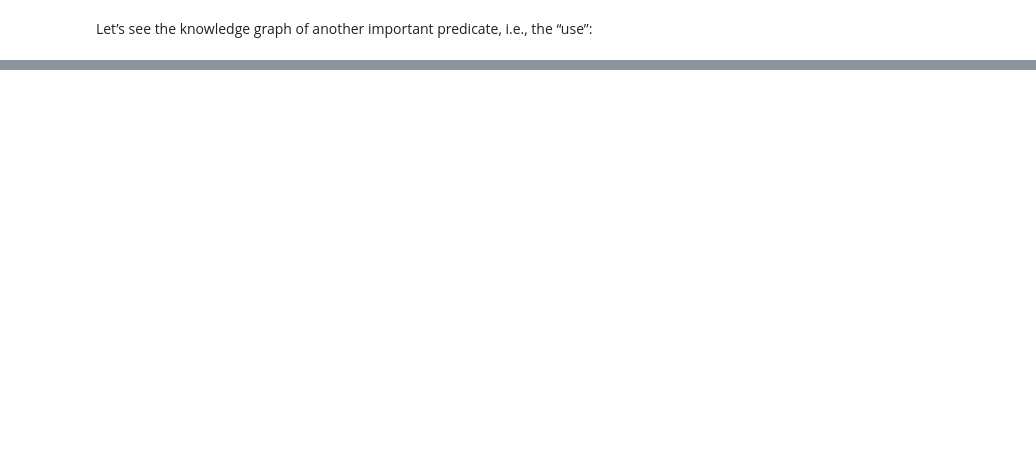
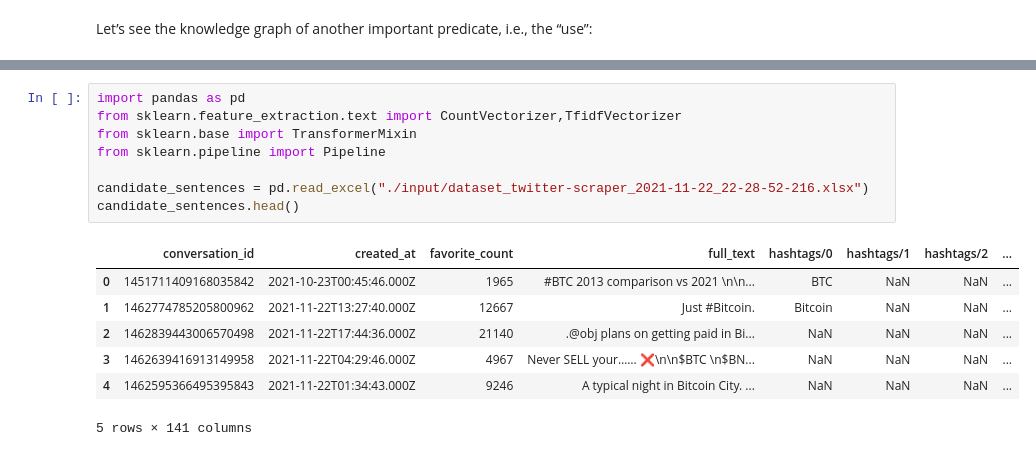
Before and after one commit to nicklin37/kg-via-dl, a Jupyter notebook: knowledge_graph/knowledge_graph.ipynb, the cells around one changed output, grey strips where cells are left out. Saved outputs shown, nothing was run; the diff lists cells and outputs as text; blank space fills up the shorter version.

```diff
--- a/knowledge_graph/knowledge_graph.ipynb
+++ b/knowledge_graph/knowledge_graph.ipynb
@@ -454,0 +1049,16 @@ plt.show()
+# %%
+import pandas as pd
+from sklearn.feature_extraction.text import CountVectorizer,TfidfVectorizer
+from sklearn.base import TransformerMixin
+from sklearn.pipeline import Pipeline
+
+candidate_sentences = pd.read_excel("./input/dataset_twitter-scraper_2021-11-22_22-28-52-216.xlsx")
+candidate_sentences.head()
+# %% [output]
+|  | conversation_id | created_at | favorite_count | full_text | hashtags/0 | hashtags/1 | hashtags/2 | ... |
+| 0 | 1451711409168035842 | 2021-10-23T00:45:46.000Z | 1965 | #BTC 2013 comparison vs 2021 \n\n... | BTC | NaN | NaN | ... |
+| 1 | 1462774785205800962 | 2021-11-22T13:27:40.000Z | 12667 | Just #Bitcoin. | Bitcoin | NaN | NaN | ... |
+| 2 | 1462839443006570498 | 2021-11-22T17:44:36.000Z | 21140 | .@obj plans on getting paid in Bi... | NaN | NaN | NaN | ... |
+| 3 | 1462639416913149958 | 2021-11-22T04:29:46.000Z | 4967 | Never SELL your…… ❌\n\n$BTC \n$BN... | NaN | NaN | NaN | ... |
+| 4 | 1462595366495395843 | 2021-11-22T01:34:43.000Z | 9246 | A typical night in Bitcoin City. ... | NaN | NaN | NaN | ... |
+5 rows × 141 columns
```
Also changed, not shown: parts of 72 cells of this notebook, 1 other file.
